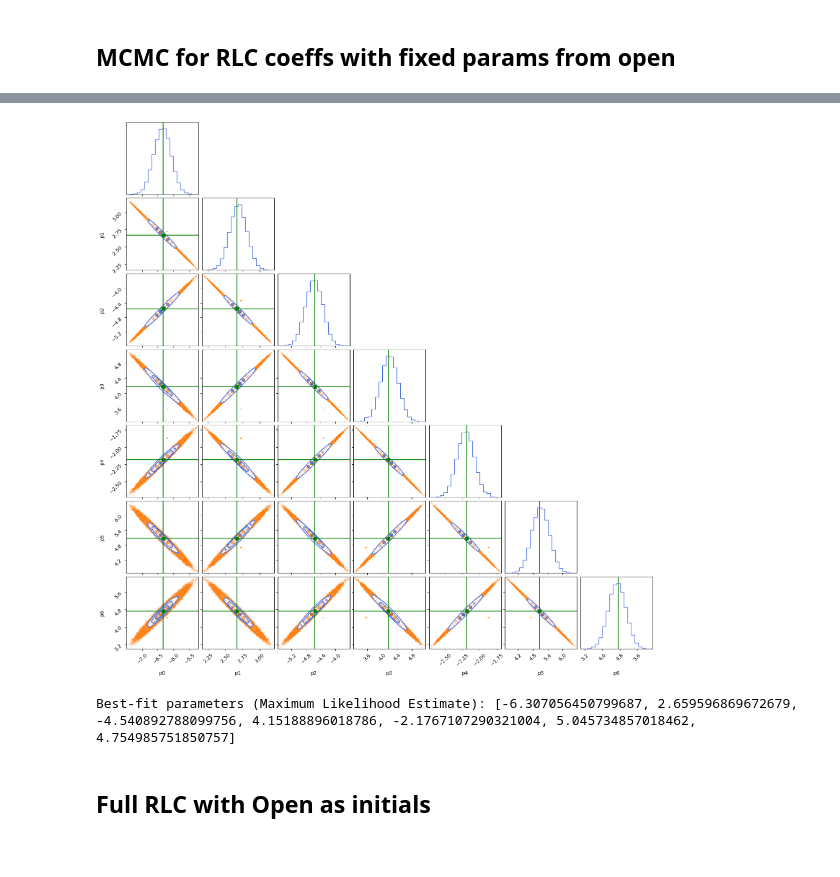
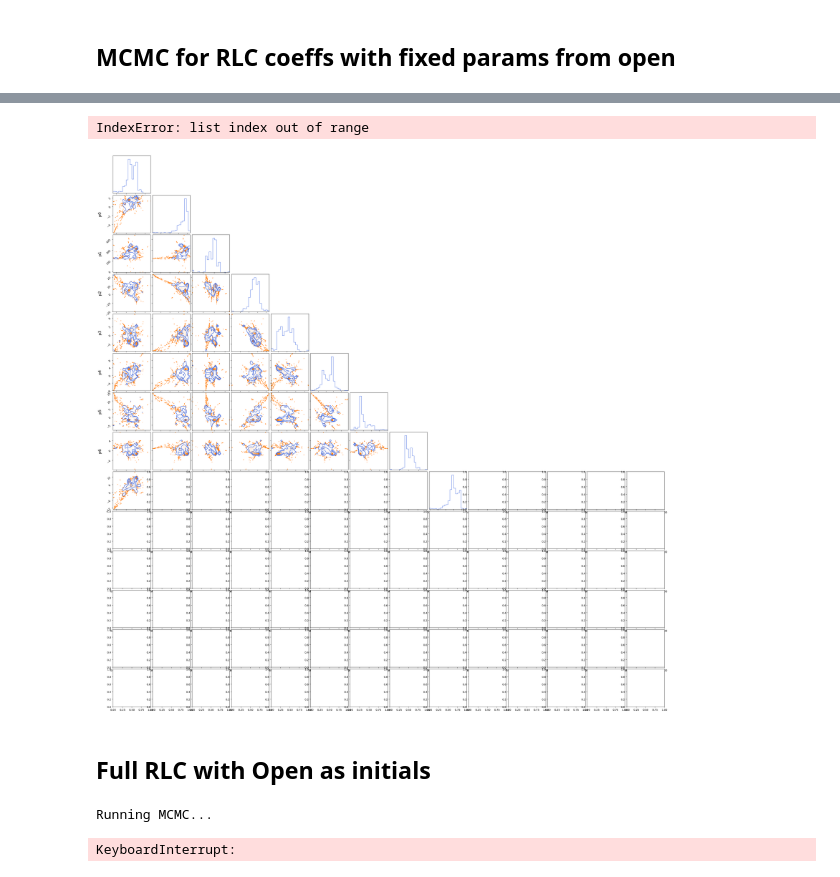
Before and after one commit to Gopi186/Saras_Model, a Jupyter notebook: Joint_Analysis_RLC+Open.ipynb, the cells around one changed output, grey strips where cells are left out. Saved outputs shown, nothing was run; the diff lists cells and outputs as text; code cells hidden in the pictures.

```diff
--- a/Joint_Analysis_RLC+Open.ipynb
+++ b/Joint_Analysis_RLC+Open.ipynb
@@ -184,7 +184,7 @@ ip_params=[0,1,70,0.312,0.1,1] #input parameters
 nsteps=3000
 #initials=[325,0.01,69.3,0.3,0.099,9.5]
 initials=[0.2,0.92,60,0.3,0.1,0.75]
-full_samples, samples, best_fit_params_o= evolve_MCMC_o(ip_params,type='open',nsteps=nsteps, initial_value=initials)
+full_samples_o, samples_o, best_fit_params_o= evolve_MCMC_o(ip_params,type='open',nsteps=nsteps, initial_value=initials)
 # %% [output]
 Running MCMC...
 # %%
@@ -354,11 +354,11 @@ def evolve_MCMC_RLC(ip_params,nsteps, initial_value,**kwargs):
 # %%
 PA=300
 s=0.01
-PA_o,gamma_Ao,PN,gamma_N,f,l=best_fit_params_o
+PA_o, gamma_Ao, PN, gamma_N, f, l=best_fit_params_o
 kwargs={"PN":PN,  "gamma_N":gamma_N, "f":f, "l":l, "s":s}
 ip_params=[300, -6.33,  2.67, -4.56,  4.17, -2.186,  5.07,  4.73]
 initials=[301, -6,  2.4, -4.1,  4.0, -1.96,  4.7,  4.5]
 
-full_samples, samples, best_fit_params_rlc= evolve_MCMC_RLC(ip_params=ip_params, nsteps=nsteps, initial_value=initials, **kwargs)
+full_samples_rlc, samples_rlc, best_fit_params_rlc= evolve_MCMC_RLC(ip_params=ip_params, nsteps=nsteps, initial_value=initials, **kwargs)
 # %% [output]
 Running MCMC...
@@ -365,18 +378,19 @@ Running MCMC...
 # %%
 parameter_names = ["PA", "p0", "p1", "p2", "p3", "p4", "p5", "p6"]
 #corner plot
 fig = corner.corner(samples, labels=parameter_names, truths=ip_params, color='C1',  # Change color of the contour and histograms
 hist_kwargs={"color": "royalblue"},  # Set histogram color
+label_kwargs={"fontsize":15}, #set label size
 contour_kwargs={"colors": ["royalblue"]},  # Set contour color
 truth_color="green" ) # Color for the true parameter values)
 #plt.savefig('/Users/gopipatel/Desktop/MCMC_load.png', dpi=300)
 plt.show()
 
 #print("Expected Paramerters:",ip_params)
-print("Best-fit parameters (Maximum Likelihood Estimate):", best_fit_params)
+print("Best-fit parameters (Maximum Likelihood Estimate):", best_fit_params_rlc)
 # %% [output]
+IndexError: list index out of range
-[figure, old version]
+[figure, new version]
-Best-fit parameters (Maximum Likelihood Estimate): [-6.307056450799687, 2.659596869672679, -4.540892788099756, 4.15188896018786, -2.1767107290321004, 5.045734857018462, 4.754985751850757]
 # %% [markdown]
 ## Full RLC with Open as initials
 # %%
@@ -500,13 +517,17 @@ def evolve_MCMC_Joint(ip_params, type, nsteps, initial_value):# Define parameter
 # %%
 #PA=300
 #s=0.01
+v=[d[i][0] for i in range(len(d)-1)]
 PA_o,gamma_Ao,PN,gamma_N,f,l=best_fit_params_o
 PArlc, p0, p1, p2, p3, p4, p5, p6= best_fit_params_rlc
 #kwargs={"PA":PA, "PN":PN,  "gamma_N":gamma_N, "f":f, "l":l, "s":s}
 ip_params=[0, 1, 300, -6.33,  2.67, -4.56,  4.17, -2.186,  5.07,  4.73, 70, 0.3, 0.1, 1]
-initials=[0.1, 0.97, -6.1,  2.5, -4.3,  4.0, -2.06,  4.9,  4.57, 70.5, 0.29, 0.099, 0.98]
+initials=[0.1, 0.97, 301, -6.1,  2.5, -4.3,  4.0, -2.06,  4.9,  4.57, 70.5, 0.29, 0.099, 0.98]
 
-full_samples, samples, best_fit_params_rlc= evolve_MCMC_Joint(ip_params=ip_params, nsteps=nsteps, initial_value=initials)
+full_samples, samples, best_fit_params_joint= evolve_MCMC_Joint(ip_params=ip_params, nsteps=nsteps, initial_value=initials,v=v)
+# %% [output]
+Running MCMC...
+KeyboardInterrupt:
 # %%
 parameter_names = ["PA", "gamma_A", "PA", "p0", "p1", "p2", "p3", "p4", "p5", "p6", "PN", "gamma_N", "f","l"]
 #corner plot
```
Also changed, not shown: parts of 5 cells of this notebook.
